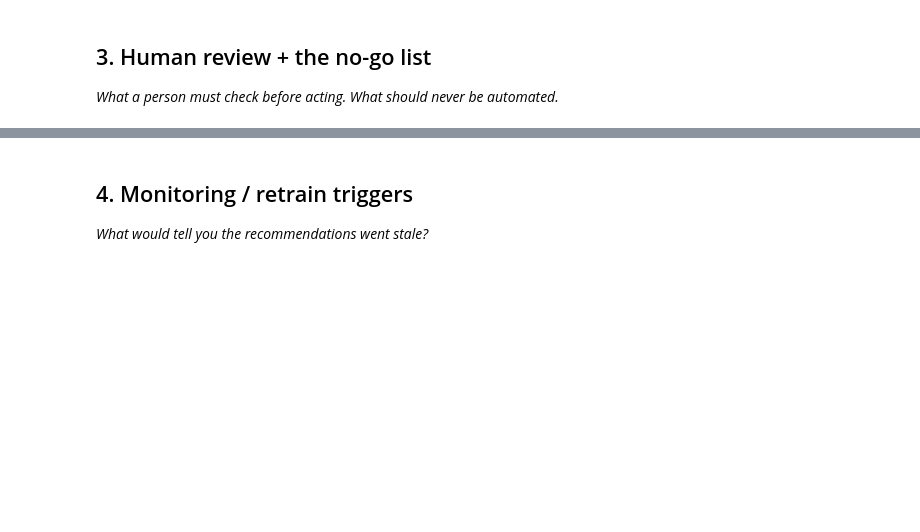
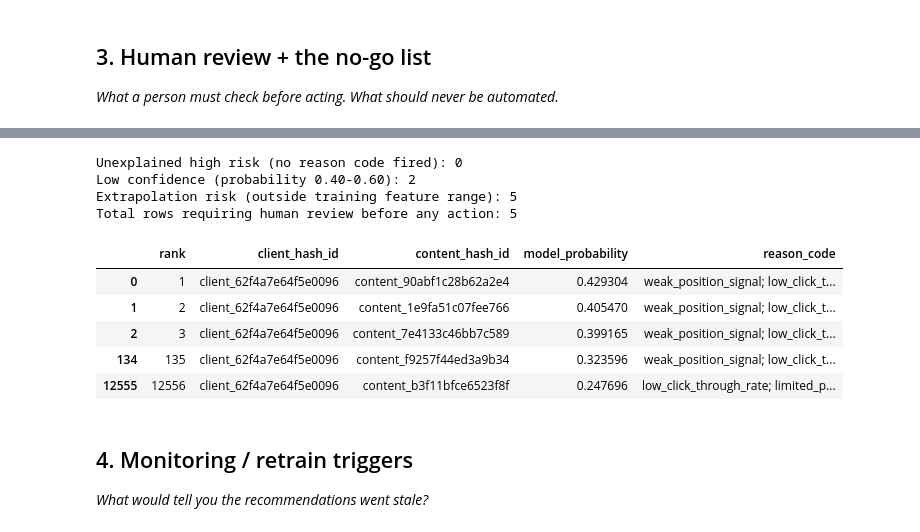
Before and after one commit to cjaynduagwuike/flyrank-ml-internship-starter, a Jupyter notebook: work/notebooks/w07_action_playbook.ipynb, the cells around one changed output, grey strips where cells are left out. Drawn from its saved outputs; the diff is of its cells as text; code cells hidden in the pictures; blank space fills up the shorter version.

Commit message:
Update .gitignore and enhance action playbook notebook with monitoring baseline and review queue logic

```diff
--- a/work/notebooks/w07_action_playbook.ipynb
+++ b/work/notebooks/w07_action_playbook.ipynb
@@ -181,3 +244,43 @@ Saved model-ranked queue to: C:\Users\DELL\Documents\flyrank-ml-internship-start
+# %%
+# Rows the model rates as high-risk but where none of the human-readable
+# reason codes fired -- the "why" is opaque, so a person should look before acting.
+unexplained_high_risk = ranked[
+    (ranked['model_probability'] >= 0.5) & (ranked['reason_code'] == 'no_flag_triggered')
+]
+
+# Rows near the decision boundary (probability close to 0.5) -- the model is
+# genuinely unsure here, not confidently right or wrong.
+low_confidence = ranked[
+    (ranked['model_probability'] >= 0.40) & (ranked['model_probability'] <= 0.60)
+]
+
+# Rows flagged in Section 2 as outside the training feature range.
+extrapolated = ranked[ranked['extrapolation_risk'] == 1]
+
+review_queue = (
+    pd.concat([unexplained_high_risk, low_confidence, extrapolated])
+    .drop_duplicates(subset=['client_hash_id', 'content_hash_id'])
+    .sort_values('model_probability', ascending=False)
+)
+
+print(f"Unexplained high risk (no reason code fired): {len(unexplained_high_risk)}")
+print(f"Low confidence (probability 0.40-0.60): {len(low_confidence)}")
+print(f"Extrapolation risk (outside training feature range): {len(extrapolated)}")
+print(f"Total rows requiring human review before any action: {len(review_queue)}")
+
+no_go_columns = ['rank', 'client_hash_id', 'content_hash_id', 'model_probability', 'reason_code']
+review_queue[no_go_columns].head(10)
+# %% [output]
+Unexplained high risk (no reason code fired): 0
+Low confidence (probability 0.40-0.60): 2
+Extrapolation risk (outside training feature range): 5
+Total rows requiring human review before any action: 5
+|  | rank | client_hash_id | content_hash_id | model_probability | reason_code |
+| 0 | 1 | client_62f4a7e64f5e0096 | content_90abf1c28b62a2e4 | 0.429304 | weak_position_signal; low_click_t... |
+| 1 | 2 | client_62f4a7e64f5e0096 | content_1e9fa51c07fee766 | 0.405470 | weak_position_signal; low_click_t... |
+| 2 | 3 | client_62f4a7e64f5e0096 | content_7e4133c46bb7c589 | 0.399165 | weak_position_signal; low_click_t... |
+| 134 | 135 | client_62f4a7e64f5e0096 | content_f9257f44ed3a9b34 | 0.323596 | weak_position_signal; low_click_t... |
+| 12555 | 12556 | client_62f4a7e64f5e0096 | content_b3f11bfce6523f8f | 0.247696 | low_click_through_rate; limited_p... |
 # %% [markdown]
 ## 4. Monitoring / retrain triggers
 
```
Also changed, not shown: parts of 6 cells of this notebook, 1 other file.
